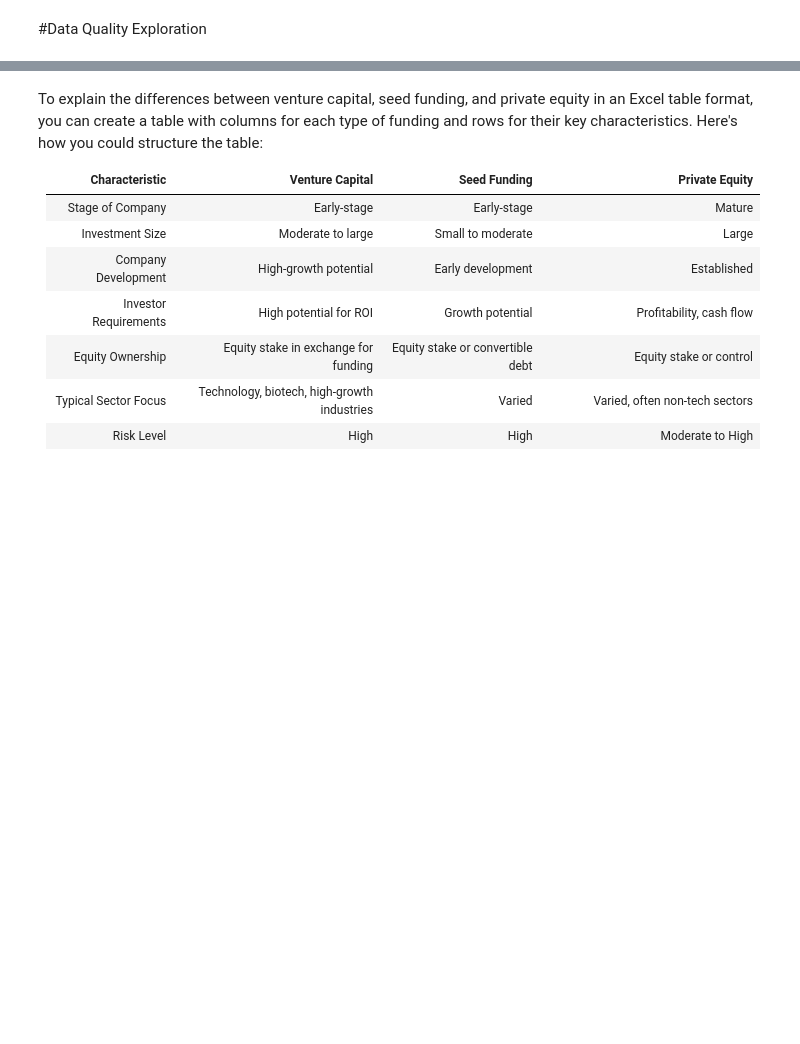
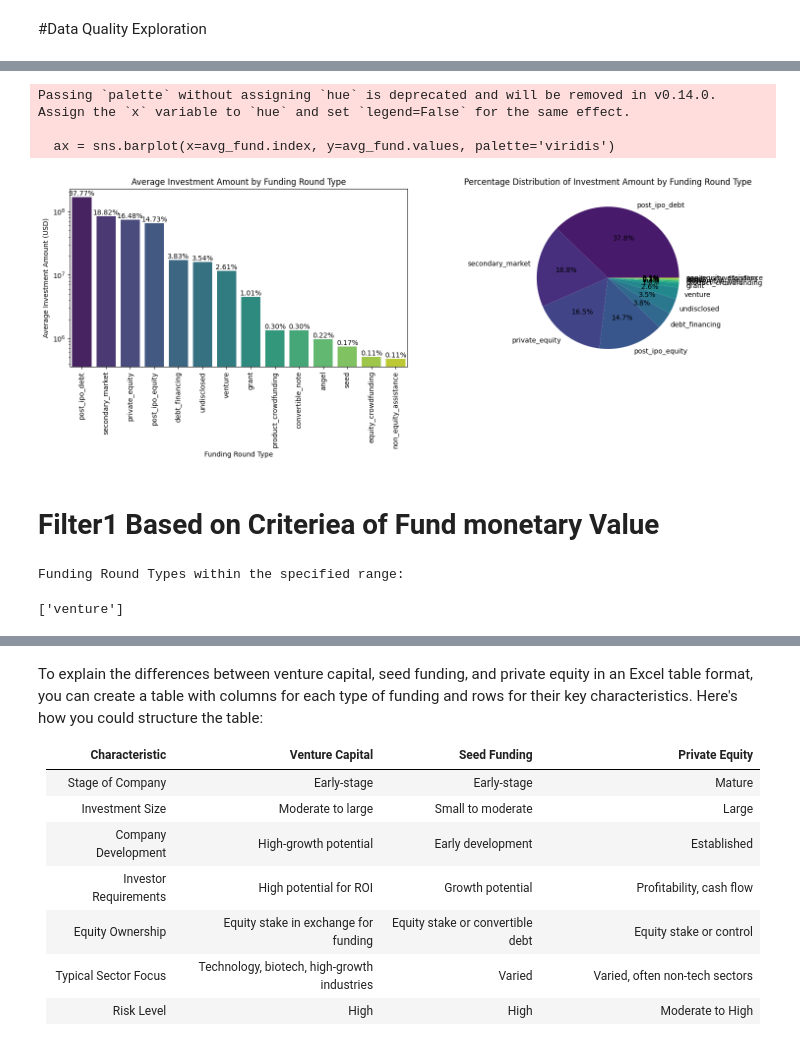
Before and after one commit to DSabarish/InvestmentAnalysis, a Jupyter notebook: Investment_Analysis.ipynb, the cells around one changed output, grey strips where cells are left out. Cells and saved outputs as stored; diff of their text form; code cells hidden in the pictures; blank space fills up the shorter version.

```diff
--- a/Investment_Analysis.ipynb
+++ b/Investment_Analysis.ipynb
@@ -198,16 +305,0 @@ plt.show()
-# %%
-import seaborn as sns
-import matplotlib.pyplot as plt
-
-# Set the style of the plot
-sns.set_style("whitegrid")
-
-# Create the box plot
-plt.figure(figsize=(12, 6))
-sns.boxplot(x='funding_round_type', y='raised_amount_usd', data=merged_df)
-plt.yscale('log')  # Set the y-axis scale to logarithmic for better visualization
-plt.title('Distribution of Raised Amount USD by Funding Round Type')
-plt.xlabel('Funding Round Type')
-plt.ylabel('Raised Amount (USD)')
-plt.xticks(rotation=45)  # Rotate the x-axis labels for better readability
-plt.show()
@@ -233,0 +306,53 @@ plt.show()
+# %%
+import seaborn as sns
+import matplotlib.pyplot as plt
+
+# Set the figure size
+plt.figure(figsize=(16, 6))
+
+# Create a bar plot with log scale for y-axis
+plt.subplot(1, 2, 1)
+ax = sns.barplot(x=avg_fund.index, y=avg_fund.values, palette='viridis')
+plt.yscale('log')  # Set log scale for y-axis
+plt.title('Average Investment Amount by Funding Round Type')
+plt.xlabel('Funding Round Type')
+plt.ylabel('Average Investment Amount (USD)')
+plt.xticks(rotation=90)
+
+# Add percentage labels
+total = sum(avg_fund.values)
+for i, val in enumerate(avg_fund.values):
+    plt.text(i, val, f'{(val/total)*100:.2f}%', color='black', ha='center', va='bottom')
+
+# Create a pie chart
+plt.subplot(1, 2, 2)
+plt.pie(avg_fund.values, labels=avg_fund.index, autopct='%1.1f%%', colors=sns.color_palette('viridis', len(avg_fund)))
+plt.title('Percentage Distribution of Investment Amount by Funding Round Type')
+
+# Adjust layout
+plt.tight_layout()
+
+# Show the plot
+plt.show()
+# %% [output]
+Passing `palette` without assigning `hue` is deprecated and will be removed in v0.14.0. Assign the `x` variable to `hue` and set `legend=False` for the same effect.
+
+  ax = sns.barplot(x=avg_fund.index, y=avg_fund.values, palette='viridis')
+[figure, added]
+# %% [markdown]
+# Filter1 Based on Criteriea of Fund monetary Value
+# %%
+# Set lower and upper limits for the average investment amount
+lower_limit = 5e6  # LL: 5 Million in USD
+upper_limit = 15e6  # UP: 15 Million in USD
+
+# Filter funding round types based on the limits
+filtered_types = avg_fund.loc[(avg_fund >= lower_limit) & (avg_fund <= upper_limit)]
+
+# Display the funding round types
+print("Funding Round Types within the specified range:")
+filtered_types_list = [i for i in filtered_types.index]
+filtered_types_list
+# %% [output]
+Funding Round Types within the specified range:
+['venture']
```
Also changed, not shown: parts of 25 cells of this notebook.
